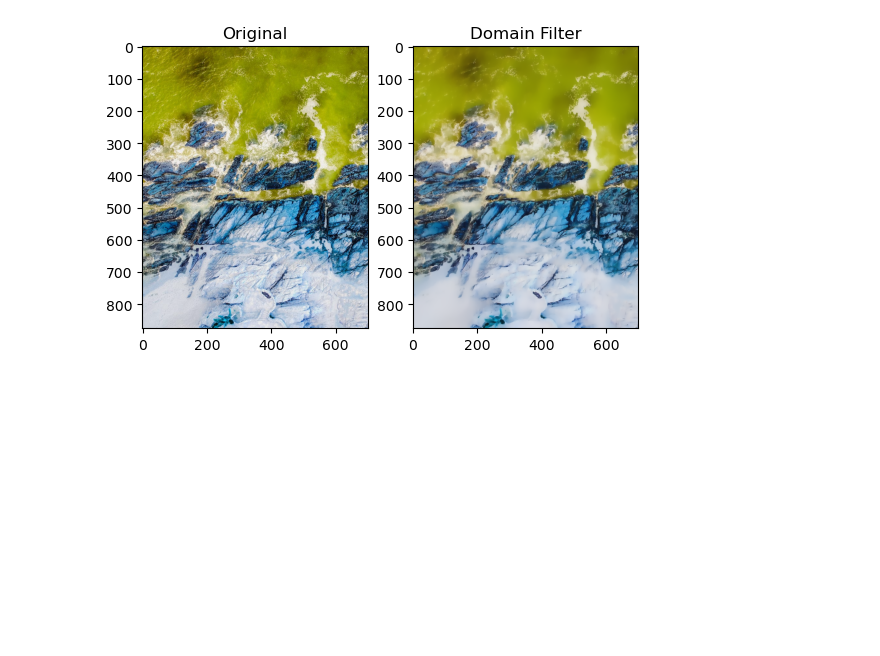
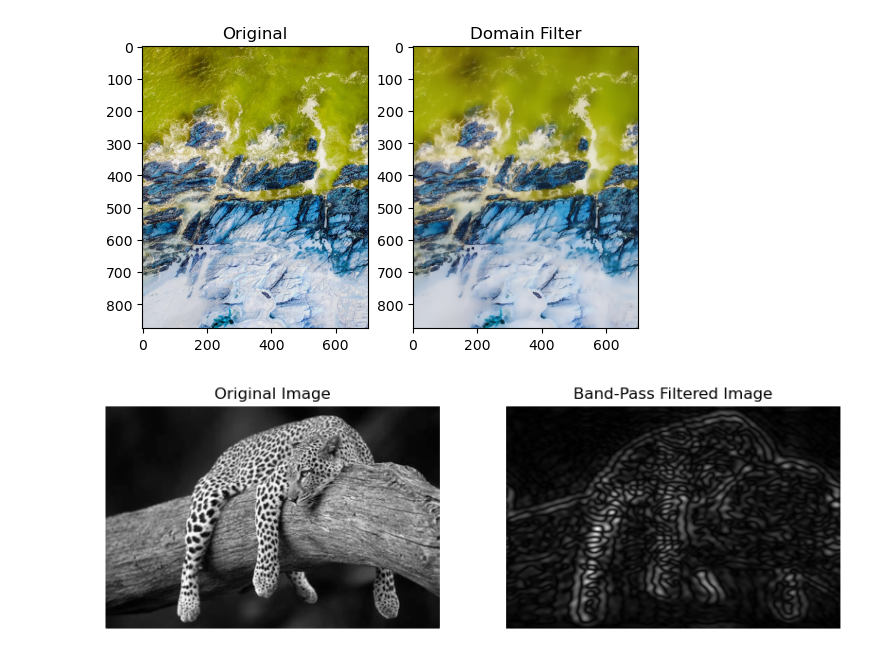
Before and after one commit to Syed-kashif0627/IVP, a Jupyter notebook: Frequency Domain Filtering.ipynb, the cells around one changed output. Drawn from its saved outputs; the diff is of its cells as text; code cells hidden in the pictures; blank space fills up the shorter version.

Commit message:
Band pass Filter

```diff
--- a/Frequency Domain Filtering.ipynb
+++ b/Frequency Domain Filtering.ipynb
@@ -48,3 +48,50 @@ plt.title('Domain Filter')
 plt.show()
 # %% [output]
 [figure]
+# %%
+## BAND PASS FILTER
+import cv2
+import numpy as np
+from scipy.fftpack import fft2, ifft2, fftshift
+import matplotlib.pyplot as plt
+
+def band_pass_filter(image, low_cutoff, high_cutoff):
+    # Fourier transform
+    f = fft2(image)
+    fshift = fftshift(f)
+
+    # Create a mask with a band-pass filter
+    rows, cols = image.shape
+    crow, ccol = rows // 2 , cols // 2
+    mask = np.zeros((rows, cols), np.uint8)
+    mask[crow-high_cutoff:crow+high_cutoff, ccol-high_cutoff:ccol+high_cutoff] = 1
+    mask[crow-low_cutoff:crow+low_cutoff, ccol-low_cutoff:ccol+low_cutoff] = 0
+
+    # Apply the mask and inverse Fourier transform
+    fshift = fshift * mask
+    f_ishift = np.fft.ifftshift(fshift)
+    img_back = ifft2(f_ishift)
+    img_back = np.abs(img_back)
+
+    return img_back
+
+# Load image
+image = cv2.imread('C:\\Users\\M.Tech DS006\\Desktop\\OIP.jfif',0)
+filtered_image = band_pass_filter(image, 10, 30)
+
+# Display results using Matplotlib
+plt.figure(figsize=(10, 5))
+
+plt.subplot(1, 2, 1)
+plt.title('Original Image')
+plt.imshow(image, cmap='gray')
+plt.axis('off')
+
+plt.subplot(1, 2, 2)
+plt.title('Band-Pass Filtered Image')
+plt.imshow(filtered_image, cmap='gray')
+plt.axis('off')
+
+plt.show()
+# %% [output]
+[figure, added]
```
Also changed, not shown: parts of 1 cell of this notebook.
